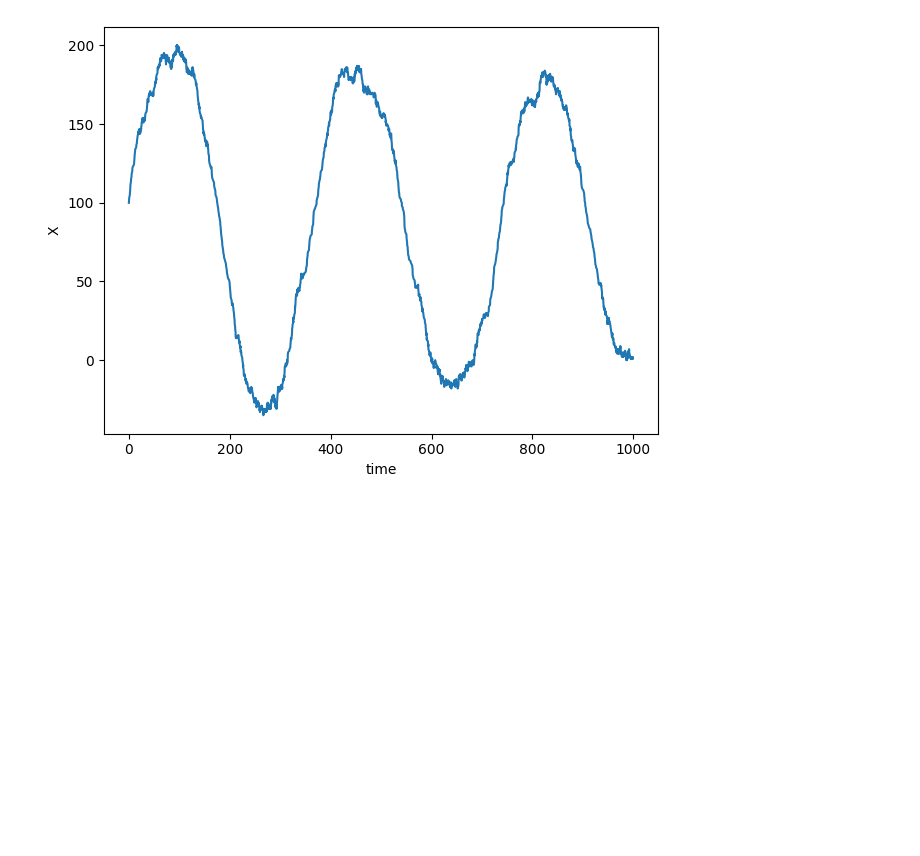
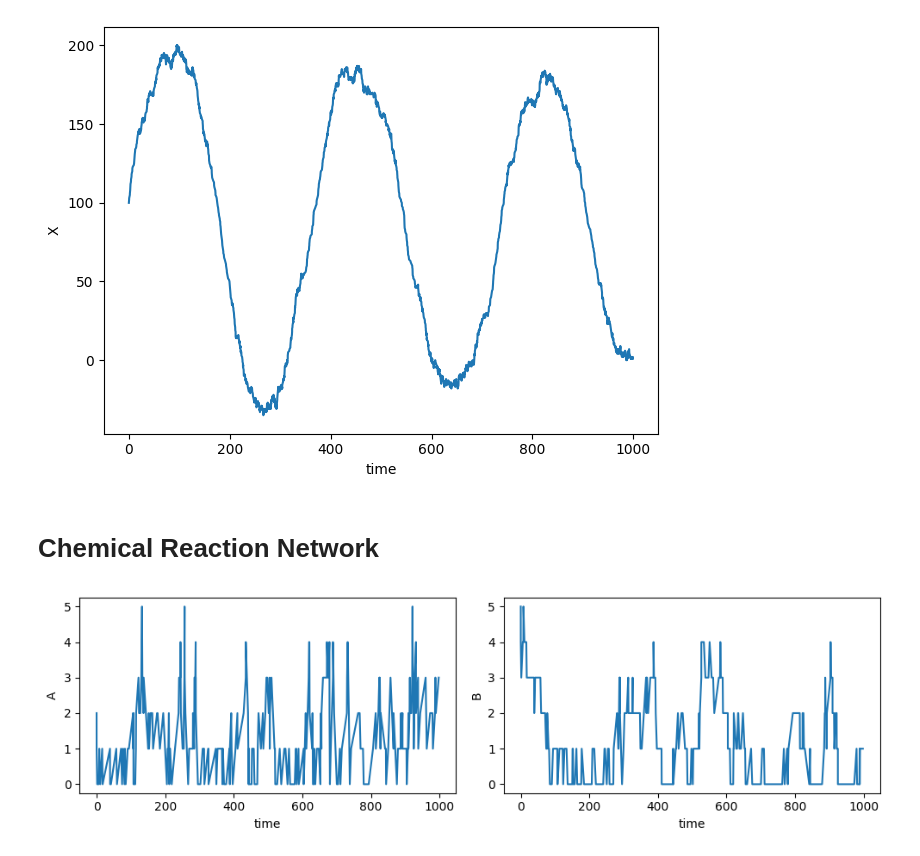
Before and after one commit to Mijan/NN-CTMC, a Jupyter notebook: Jupyter_notebooks/Reproduce_data.ipynb, the cells around one changed output. Saved outputs shown, nothing was run; the diff lists cells and outputs as text; code cells hidden in the pictures; blank space fills up the shorter version.

```diff
--- a/Jupyter_notebooks/Reproduce_data.ipynb
+++ b/Jupyter_notebooks/Reproduce_data.ipynb
@@ -39,3 +37,18 @@ plotter = SysPlotter()
 fig = plotter.plotSystem(y, t, model_BD)
 # %% [output]
 [figure]
+# %% [markdown]
+# Chemical Reaction Network
+# %%
+from src.Models.paper_examples import ChemicalReactionNetwork
+model_crn = ChemicalReactionNetwork()
+simulator_crn = SSASimulator(model_crn)
+# %%
+parameters_crn = model_crn.getDefaultParameter()
+x0 = model_crn.getDefaultInitialState()
+y, t = simulator_crn.run_ssa(x0, 1000, parameters_crn)
+# %%
+plotter = SysPlotter()
+fig = plotter.plotSystem(y, t, model_crn)
+# %% [output]
+[figure, added]
```
Also changed, not shown: parts of 1 cell of this notebook, 4 other files.
